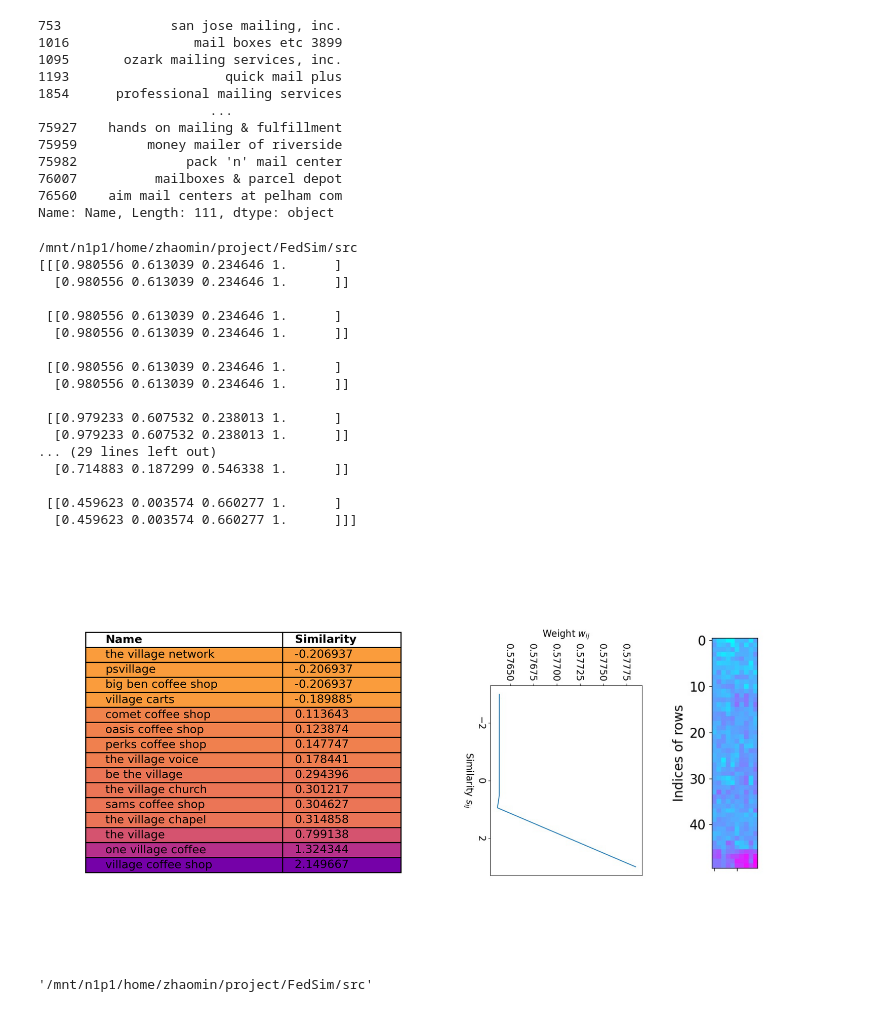
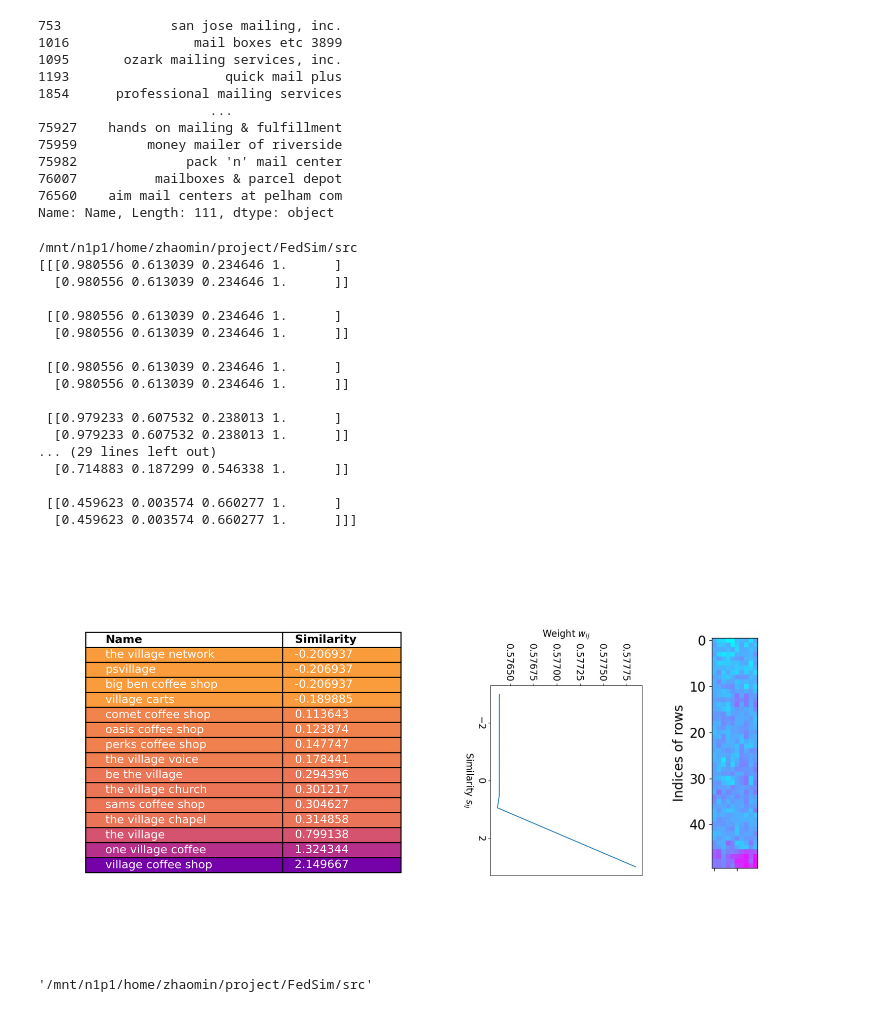
Before and after one commit to JerryLife/FedSim, a Jupyter notebook: DataInvestigate.ipynb, the cells around one changed output. Saved outputs shown, nothing was run; the diff lists cells and outputs as text; code cells hidden in the pictures.

```diff
--- a/DataInvestigate.ipynb
+++ b/DataInvestigate.ipynb
@@ -138,39 +138,44 @@ def plot_insight(merge_img_path, sim_img_path, batch_id):
     colors = np.repeat(colors[:, np.newaxis, :], 2, axis=1)
     print(colors)
 
-    ax[0].table(cellText=top_sim_names, colLabels=['$\\bf{Name}$', '$\\bf{Similarity}$'], loc='center', colLoc='left', cellLoc='left', edges='closed', colWidths=[0.5, 0.3], cellColours=colors)
+    table = ax[0].table(cellText=top_sim_names, colLabels=['$\\bf{Name}$', '$\\bf{Similarity}$'], loc='center', colLoc='left', cellLoc='left', edges='closed', colWidths=[0.5, 0.3], cellColours=colors)
+    # set text colors of table to white
+    for (row, col), cell in table.get_celld().items():
+        if row != 0:
+            cell.set_text_props(color='white')
+
     #
     # # set background color of top 5 lines to purple
     # for i in range(5):
     #     table[(0, 0)].set_facecolor('#e6e6ff')
     #     table[(15-i, 1)].set_facecolor('#e6e6ff')
 
     ax[1].imshow(sim_img)
     ax[2].imshow(merge_img)
 
     fig.tight_layout()
     fig.savefig('../fig/insight.jpg', bbox_inches='tight', pad_inches=0)
 
 plot_insight("../log/company_fedsim_2022-09-11-15-39-30/merge_epoch_28.jpg", "../log/company_fedsim_2022-09-11-15-39-30/sim_epoch_28.jpg", 10259)
 # %% [output]
 /mnt/n1p1/home/zhaomin/project/FedSim/src
 [[[0.980556 0.613039 0.234646 1.      ]
   [0.980556 0.613039 0.234646 1.      ]]
 
  [[0.980556 0.613039 0.234646 1.      ]
   [0.980556 0.613039 0.234646 1.      ]]
 
  [[0.980556 0.613039 0.234646 1.      ]
   [0.980556 0.613039 0.234646 1.      ]]
 
  [[0.979233 0.607532 0.238013 1.      ]
   [0.979233 0.607532 0.238013 1.      ]]
 ... (29 lines left out)
   [0.714883 0.187299 0.546338 1.      ]]
 
  [[0.459623 0.003574 0.660277 1.      ]
   [0.459623 0.003574 0.660277 1.      ]]]
-[figure, old version]
+[figure, new version]
 # %%
 # %% [output]
 '/mnt/n1p1/home/zhaomin/project/FedSim/src'
```
Also changed, not shown: parts of 1 cell of this notebook, 14 other files.
